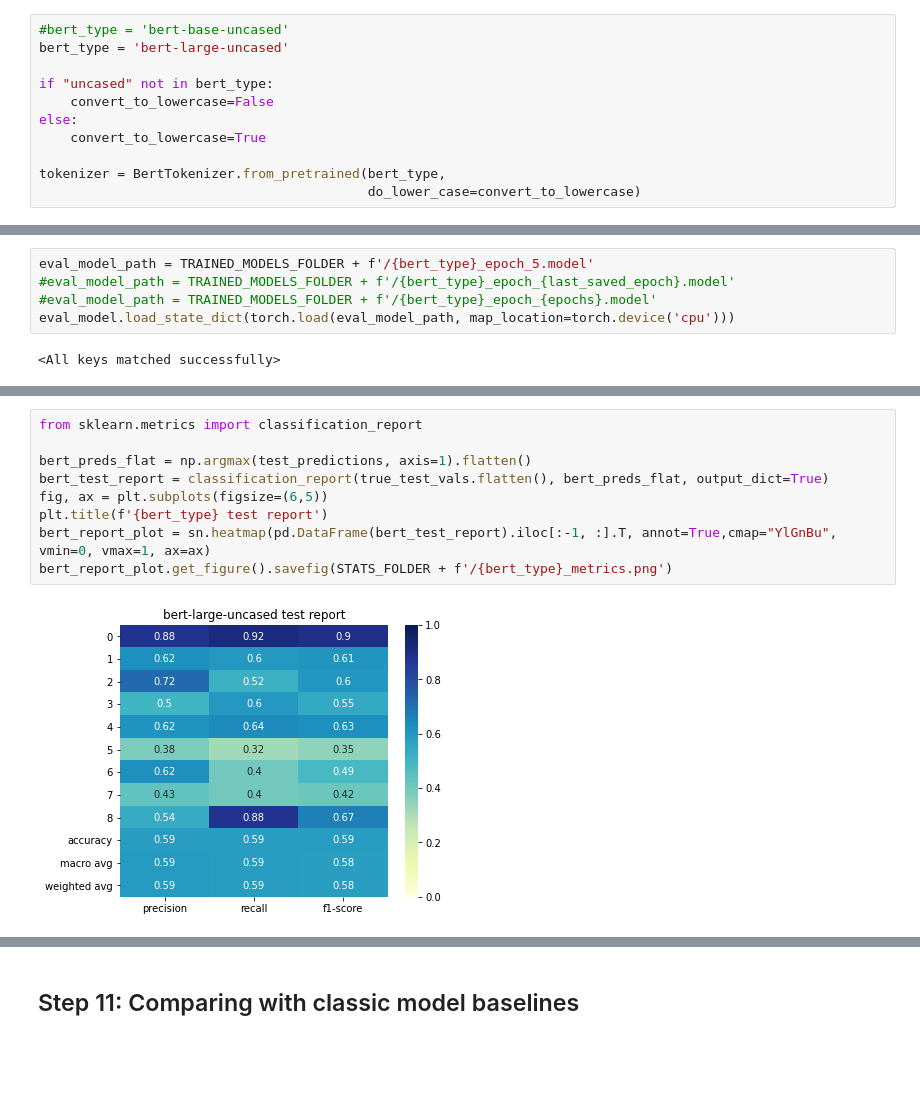
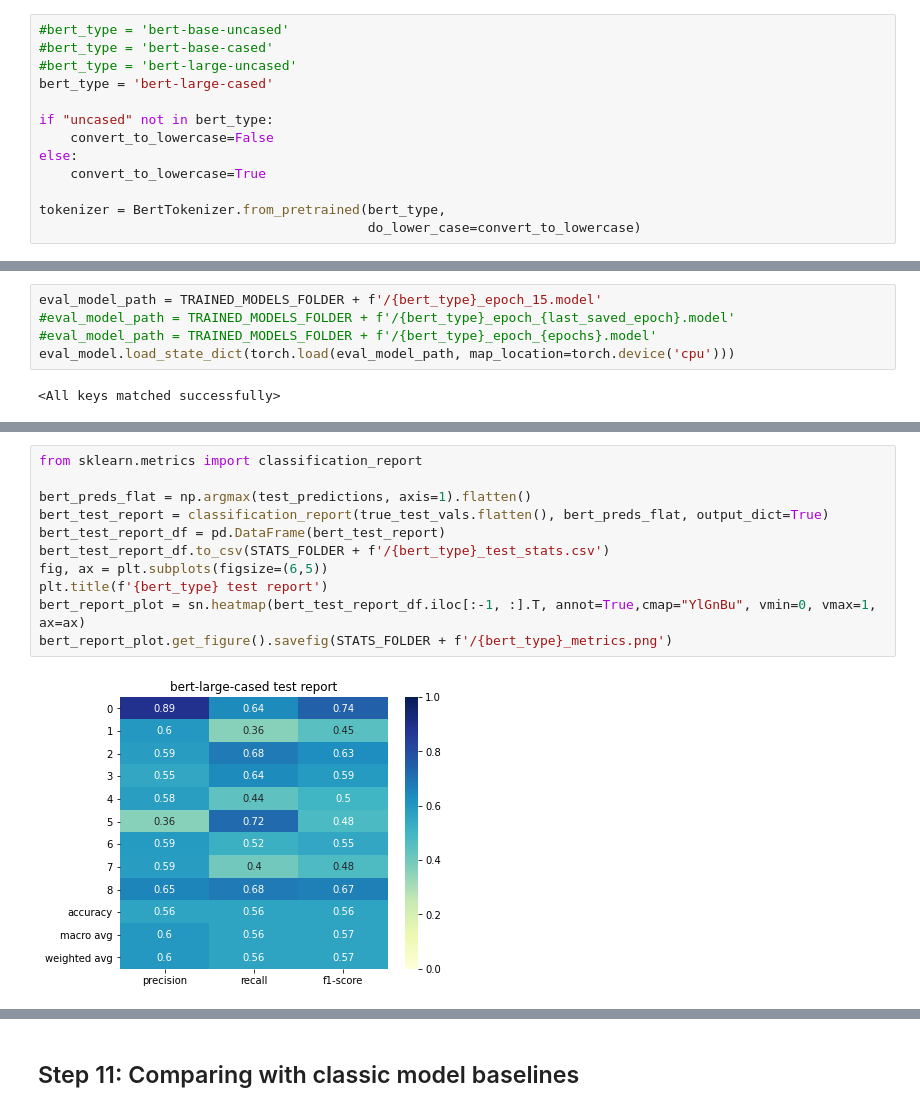
Before and after one commit to fryzhykau/BERT-employee-reviews-analysis, a Jupyter notebook: Employee_Review_Sentiment_Analysis_with_BERT.ipynb, the cells around one changed output, grey strips where cells are left out. Drawn from its saved outputs; the diff is of its cells as text; blank space fills up the shorter version.

```diff
--- a/Employee_Review_Sentiment_Analysis_with_BERT.ipynb
+++ b/Employee_Review_Sentiment_Analysis_with_BERT.ipynb
@@ -457,7 +458,9 @@ from transformers import BertTokenizer
 from torch.utils.data import TensorDataset
 # %%
 #bert_type = 'bert-base-uncased'
-bert_type = 'bert-large-uncased'
+#bert_type = 'bert-base-cased'
+#bert_type = 'bert-large-uncased'
+bert_type = 'bert-large-cased'
 
 if "uncased" not in bert_type:
     convert_to_lowercase=False
@@ -889,6 +892,6 @@ Some weights of BertForSequenceClassification were not initialized from the mode
 You should probably TRAIN this model on a down-stream task to be able to use it for predictions and inference.
 # %%
-eval_model_path = TRAINED_MODELS_FOLDER + f'/{bert_type}_epoch_5.model'
+eval_model_path = TRAINED_MODELS_FOLDER + f'/{bert_type}_epoch_15.model'
 #eval_model_path = TRAINED_MODELS_FOLDER + f'/{bert_type}_epoch_{last_saved_epoch}.model'
 #eval_model_path = TRAINED_MODELS_FOLDER + f'/{bert_type}_epoch_{epochs}.model'
 eval_model.load_state_dict(torch.load(eval_model_path, map_location=torch.device('cpu')))
@@ -941,14 +944,16 @@ Potential Accuracy: 0.72
 # %%
 from sklearn.metrics import classification_report
 
 bert_preds_flat = np.argmax(test_predictions, axis=1).flatten()
 bert_test_report = classification_report(true_test_vals.flatten(), bert_preds_flat, output_dict=True)
+bert_test_report_df = pd.DataFrame(bert_test_report)
+bert_test_report_df.to_csv(STATS_FOLDER + f'/{bert_type}_test_stats.csv')
 fig, ax = plt.subplots(figsize=(6,5))
 plt.title(f'{bert_type} test report')
-bert_report_plot = sn.heatmap(pd.DataFrame(bert_test_report).iloc[:-1, :].T, annot=True,cmap="YlGnBu", vmin=0, vmax=1, ax=ax)
+bert_report_plot = sn.heatmap(bert_test_report_df.iloc[:-1, :].T, annot=True,cmap="YlGnBu", vmin=0, vmax=1, ax=ax)
 bert_report_plot.get_figure().savefig(STATS_FOLDER + f'/{bert_type}_metrics.png')
 # %% [output]
-[figure, old version]
+[figure, new version]
 # %%
 from sklearn.metrics import confusion_matrix, multilabel_confusion_matrix
 
```
Also changed, not shown: parts of 39 cells of this notebook.
